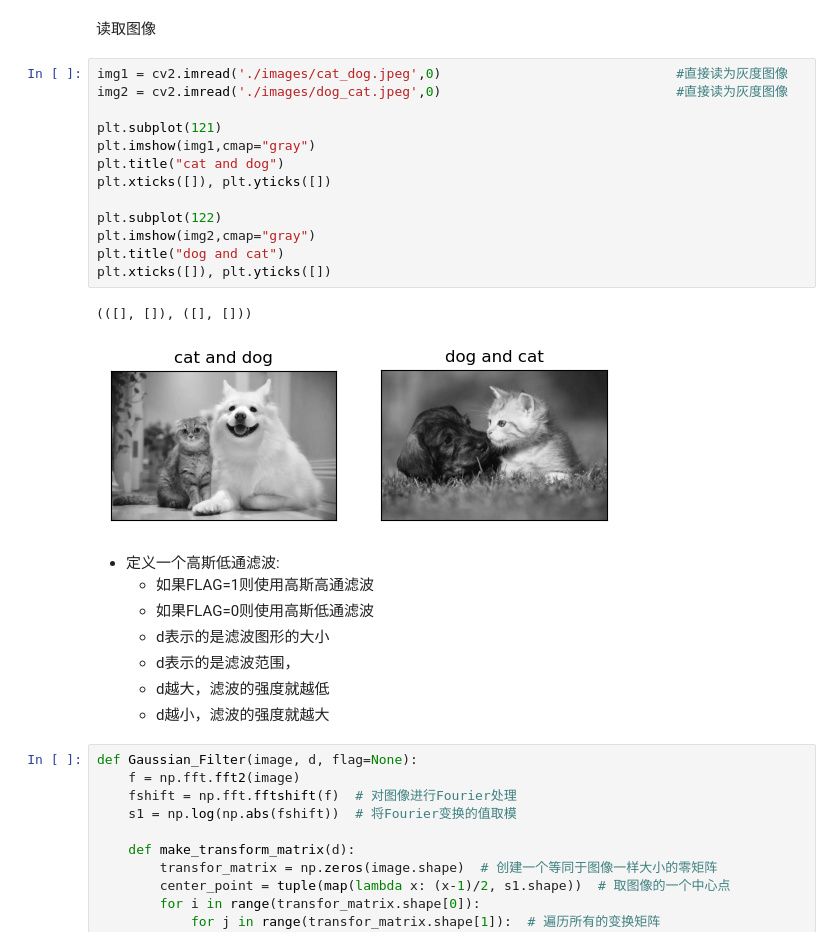
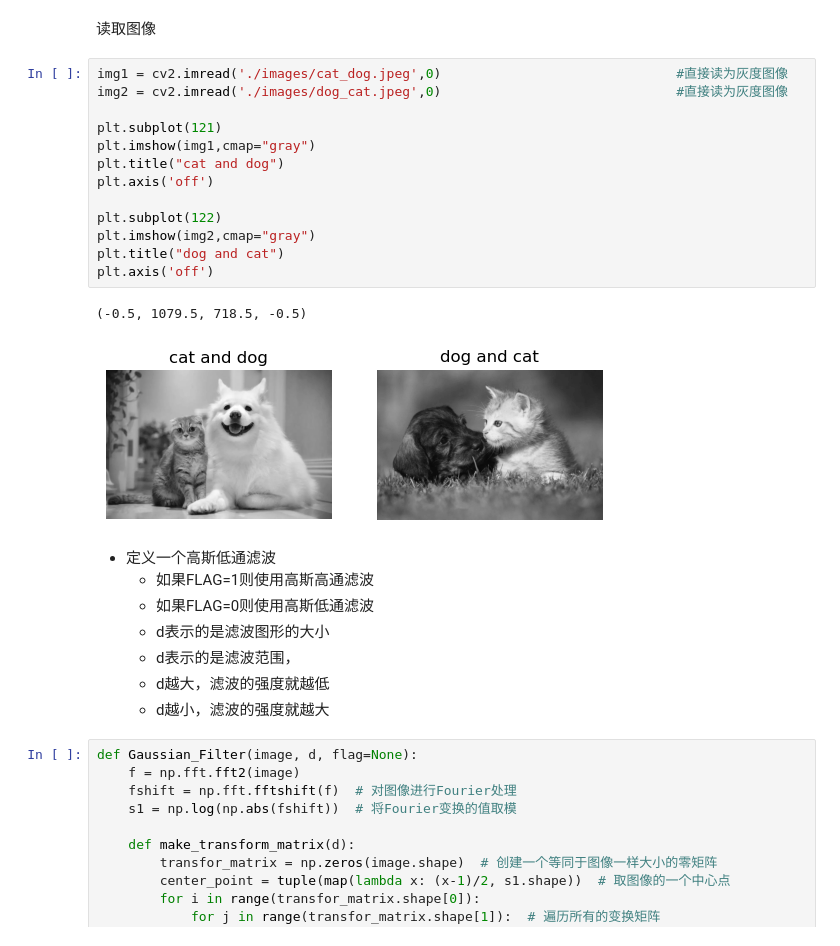
Before and after one commit to Mafumaful/python_project, a Jupyter notebook: opencv/002_highpass_lowpass_filter.ipynb, the cells around one changed output. Saved outputs shown, nothing was run; the diff lists cells and outputs as text.

```diff
--- a/opencv/002_highpass_lowpass_filter.ipynb
+++ b/opencv/002_highpass_lowpass_filter.ipynb
@@ -12,21 +12,21 @@ from matplotlib import pyplot as plt
 # %%
 img1 = cv2.imread('./images/cat_dog.jpeg',0)                              #直接读为灰度图像
 img2 = cv2.imread('./images/dog_cat.jpeg',0)                              #直接读为灰度图像
 
 plt.subplot(121)
 plt.imshow(img1,cmap="gray")
 plt.title("cat and dog")
-plt.xticks([]), plt.yticks([])
+plt.axis('off')
 
 plt.subplot(122)
 plt.imshow(img2,cmap="gray")
 plt.title("dog and cat")
-plt.xticks([]), plt.yticks([])
+plt.axis('off')
 # %% [output]
-(([], []), ([], []))
+(-0.5, 1079.5, 718.5, -0.5)
-[figure, old version]
+[figure, new version]
 # %% [markdown]
-- 定义一个高斯低通滤波:
+- 定义一个高斯低通滤波
   - 如果FLAG=1则使用高斯高通滤波
   - 如果FLAG=0则使用高斯低通滤波
   - d表示的是滤波图形的大小
```
Also changed, not shown: parts of 1 cell of this notebook, 2 other files.
